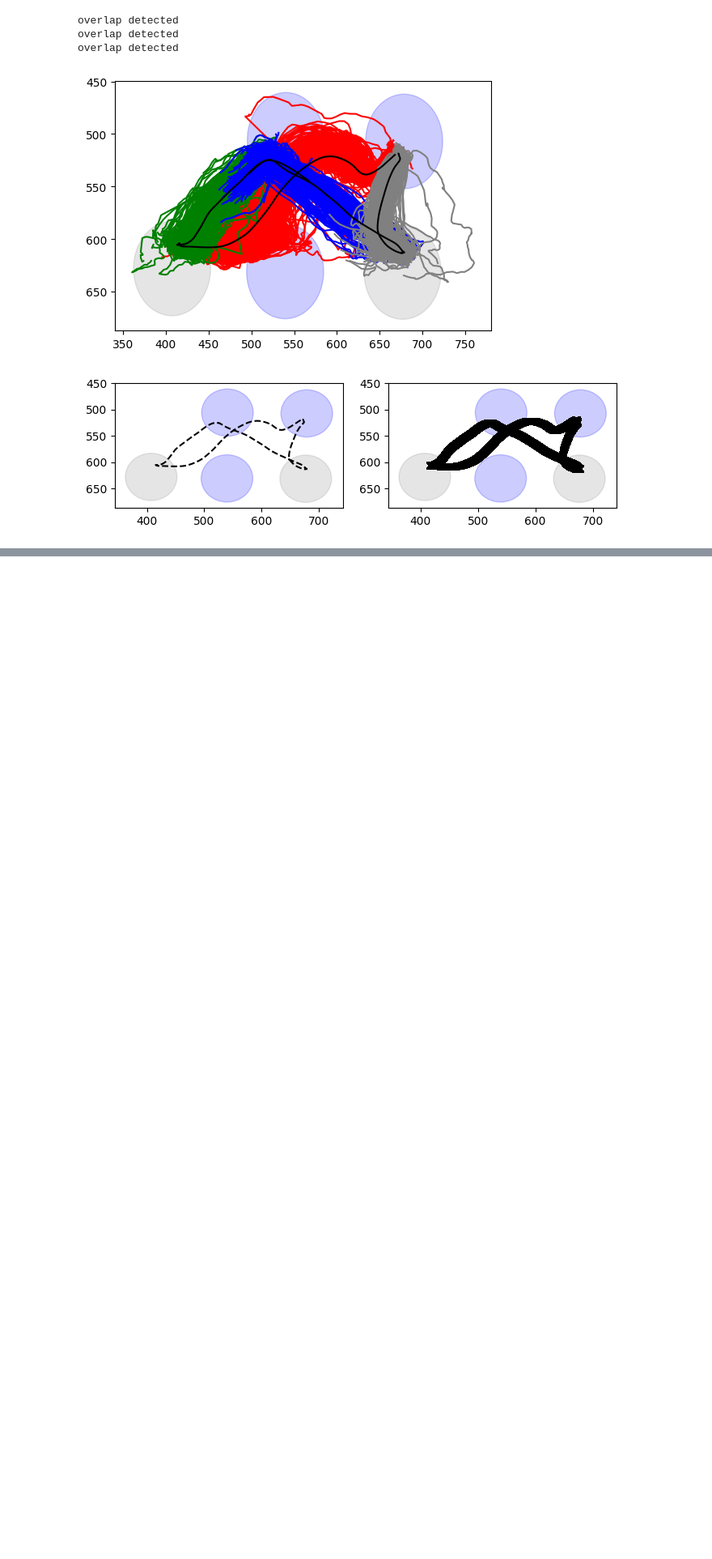
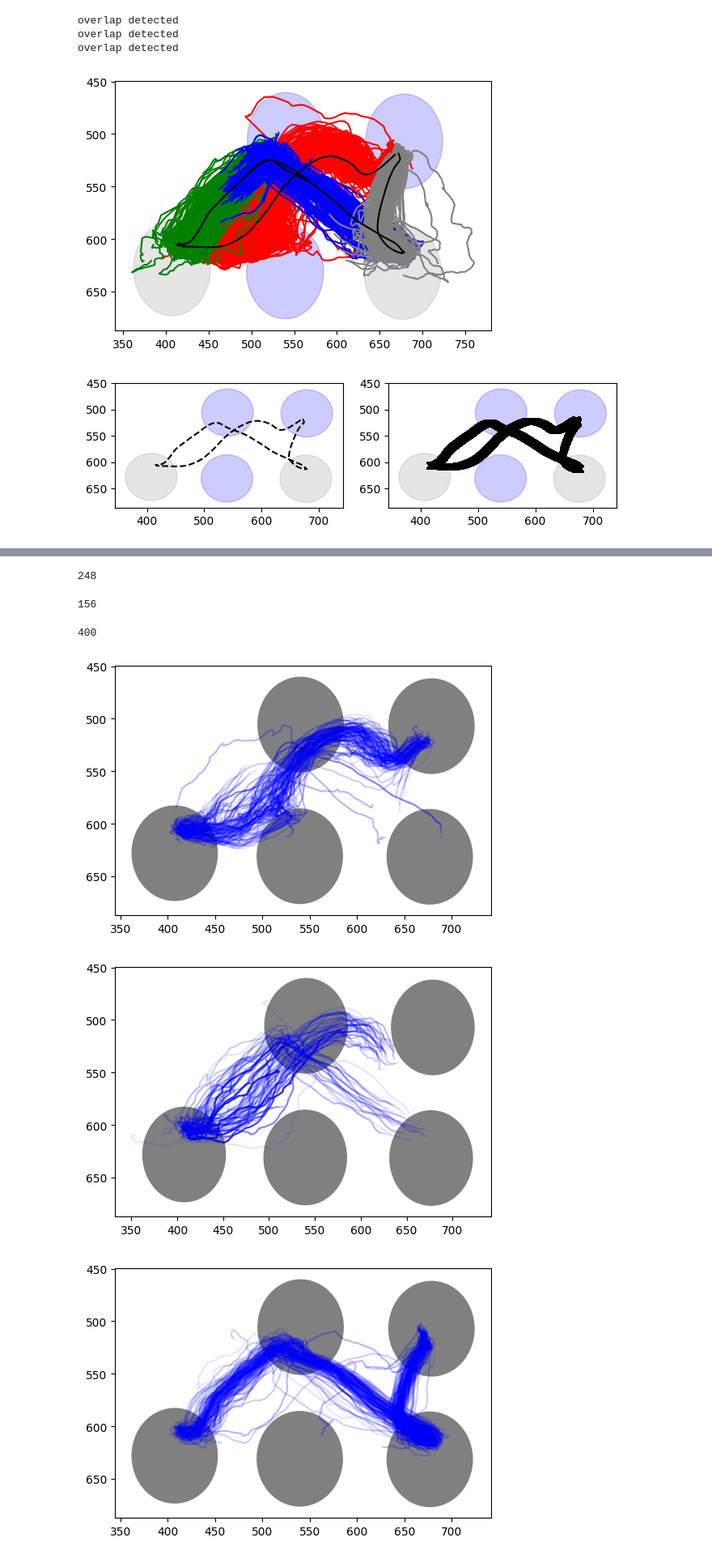
Before and after one commit to EmmettJT/sequences_analyse_PPSeq, a Jupyter notebook: revision_analysis/prioritisation_analysis/Untitled-1.ipynb, the cells around one changed output, grey strips where cells are left out. Shown at 81% size. Cells and saved outputs as stored; diff of their text form; code cells hidden in the pictures; blank space fills up the shorter version.

```diff
--- a/revision_analysis/prioritisation_analysis/Untitled-1.ipynb
+++ b/revision_analysis/prioritisation_analysis/Untitled-1.ipynb
@@ -1135,0 +1263,73 @@ array([562.28956851, 543.43551804])
+# %%
+import numpy as np
+from scipy.spatial.distance import euclidean
+from fastdtw import fastdtw
+from tqdm import tqdm
+
+def centroid_distance(window, template):
+    """
+    Compute Euclidean distance between centroids of the window and the template.
+    """
+    centroid_window = np.mean(window, axis=0)
+    centroid_template = np.mean(template, axis=0)
+    return euclidean(centroid_window, centroid_template)
+
+def find_similar_segments(tracking, template, threshold, centroid_thresh=3, radius=3):
+    """
+    Find similar segments with centroid pre-filtering.
+
+    Parameters:
+        tracking: Nx2 array of (x,y) points.
+        template: Mx2 array of template (x,y) points.
+        threshold: DTW distance threshold.
+        centroid_thresh: Pre-filter threshold on centroid distance.
+        radius: DTW radius for fastdtw.
+
+    Returns:
+        List of matching segment indices.
+    """
+    tracking = np.array(tracking)
+    template = np.array(template)
+    M = len(template)
+    matches = []
+
+    for start in tqdm(range(len(tracking) - M + 1), desc="Processing segments"):
+        window = tracking[start : start + M]
+
+        # Pre-filter: Check centroid distance first
+        if centroid_distance(window, template) > centroid_thresh:
+            continue  # Skip if centroids are too far apart
+
+        # Run DTW only if centroid distance is low
+        distance, _ = fastdtw(window, template, radius=radius, dist=euclidean)
+        if distance < threshold:
+            matches.append((start, start + M))
+
+    return matches
+
+for i in range(len(motif_start_ends_df)):
+    points = []
+    for column in list(motif_start_ends_df):
+        row = motif_start_ends_df[(f'{column}')][i]
+        points += [row]
+
+    threshold = 1000000  # You need to set an appropriate threshold based on your data.
+    similar_segments = find_similar_segments(coords, points, threshold)
+
+
+    fig, ax = plt.subplots(1, 1,figsize=(6, 4))
+    for index,port_centroid in enumerate(port_centroids):
+        circle1 = plt.Circle(port_centroid, 45, color='grey', alpha = 1)
+        ax.add_patch(circle1)
+
+
+    for ind in similar_segments:
+        traject = coords[ind[0]:ind[1]]
+        x = [point[0] for point in traject]
+        y = [point[1] for point in traject]
+        ax.plot(x,y,'-', color = 'blue', alpha = 0.1)
+
+    ax.invert_yaxis()
+
+    print(len(similar_segments))
+# %% [output]
@@ -1135,0 +1338,6 @@ array([562.28956851, 543.43551804])
+248
+156
+400
+[figure, added]
+[figure, added]
+[figure, added]
```
Also changed, not shown: parts of 16 cells of this notebook.
